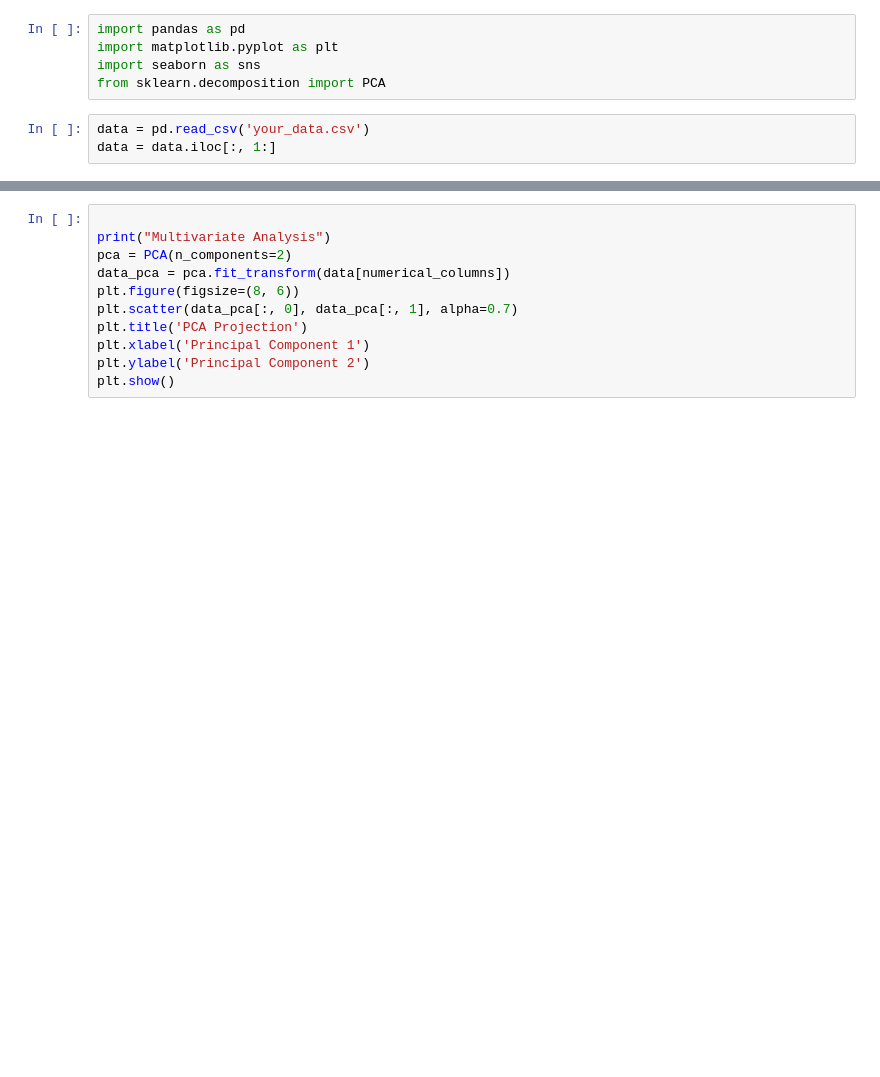
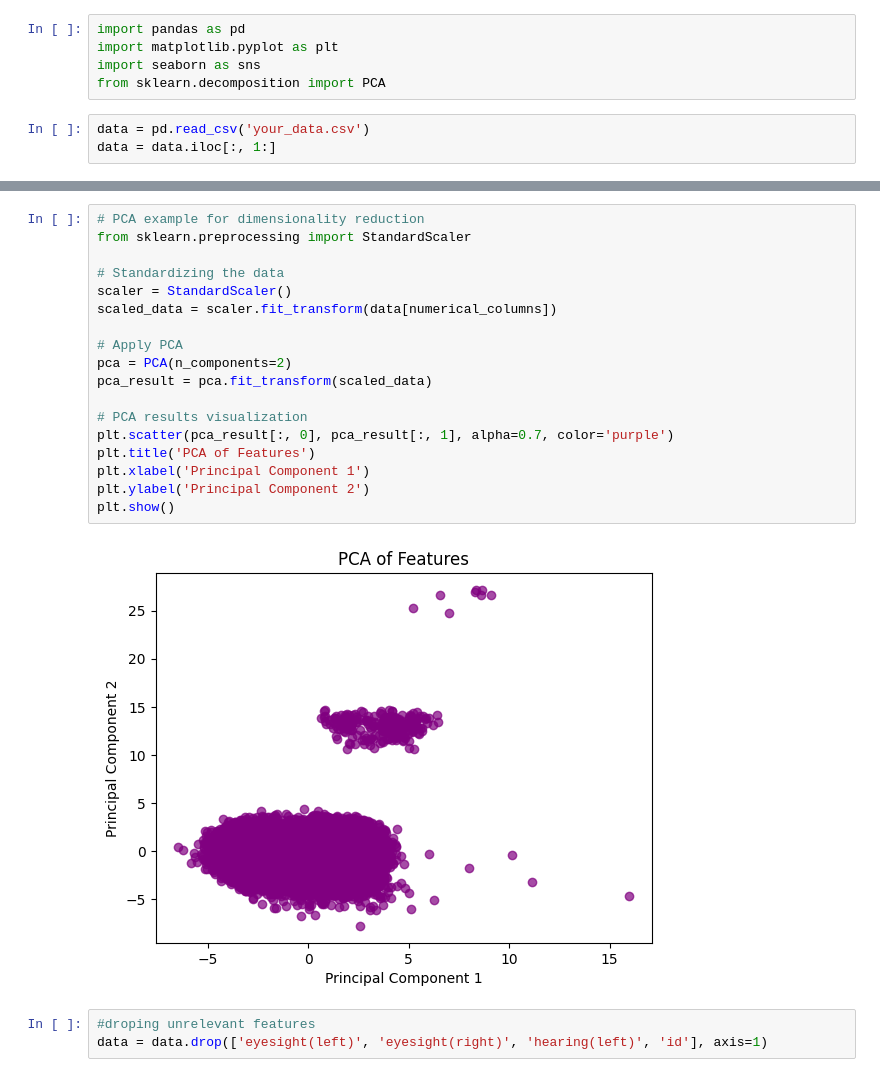
Before and after one commit to JanaAdel1010/Smoking-ML-analysis, a Jupyter notebook: exploratory_analysis.ipynb, the cells around one changed output, grey strips where cells are left out. Cells and saved outputs as stored; diff of their text form; blank space fills up the shorter version.

```diff
--- a/exploratory_analysis.ipynb
+++ b/exploratory_analysis.ipynb
@@ -28,11 +54,23 @@ plt.show()
 # %%
+# PCA example for dimensionality reduction
+from sklearn.preprocessing import StandardScaler
 
-print("Multivariate Analysis")
+# Standardizing the data
+scaler = StandardScaler()
+scaled_data = scaler.fit_transform(data[numerical_columns])
+
+# Apply PCA
 pca = PCA(n_components=2)
-data_pca = pca.fit_transform(data[numerical_columns])
-plt.figure(figsize=(8, 6))
-plt.scatter(data_pca[:, 0], data_pca[:, 1], alpha=0.7)
-plt.title('PCA Projection')
+pca_result = pca.fit_transform(scaled_data)
+
+# PCA results visualization
+plt.scatter(pca_result[:, 0], pca_result[:, 1], alpha=0.7, color='purple')
+plt.title('PCA of Features')
 plt.xlabel('Principal Component 1')
 plt.ylabel('Principal Component 2')
 plt.show()
+# %% [output]
+[figure, added]
+# %%
+#droping unrelevant features
+data = data.drop(['eyesight(left)', 'eyesight(right)', 'hearing(left)', 'id'], axis=1)
```
Also changed, not shown: parts of 7 cells of this notebook.
